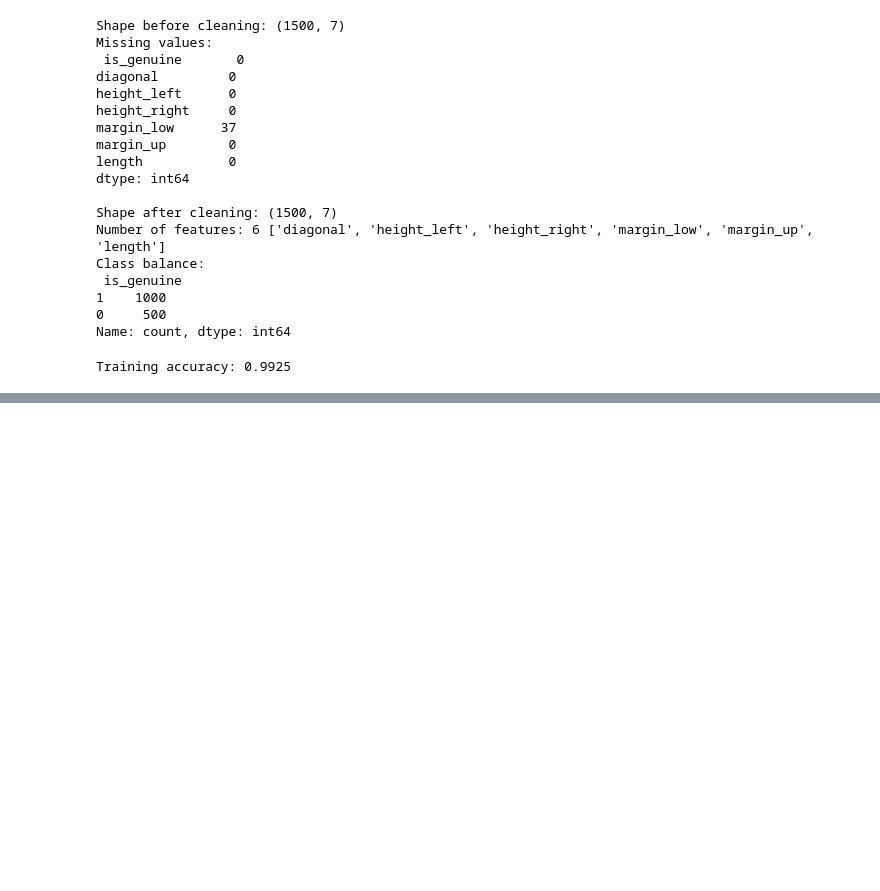
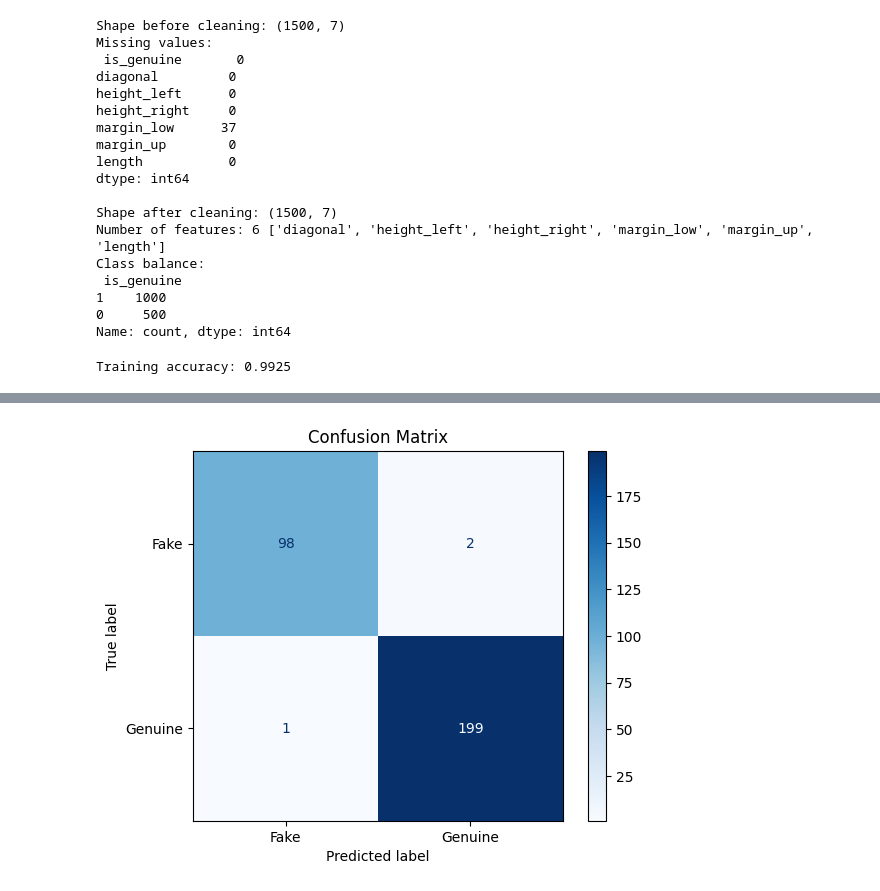
Before and after one commit to SanchitMalhotra11/AI-101-Project, a Jupyter notebook: Logistic regression.ipynb, the cells around one changed output, grey strips where cells are left out. Cells and saved outputs as stored; diff of their text form; code cells hidden in the pictures; blank space fills up the shorter version.

```diff
--- a/Logistic regression.ipynb
+++ b/Logistic regression.ipynb
@@ -166,0 +298,9 @@ FileNotFoundError: [Errno 2] No such file or directory: 'predictions.csv'
+# %%
+
+# ---- Graph 4: Confusion matrix ----
+ConfusionMatrixDisplay(cm, display_labels=["Fake", "Genuine"]).plot(cmap="Blues")
+plt.title("Confusion Matrix")
+plt.savefig("confusion_matrix.png", dpi=150, bbox_inches="tight")
+plt.show()
+# %% [output]
+[figure, added]
```
Also changed, not shown: parts of 7 cells of this notebook, 6 other files.
